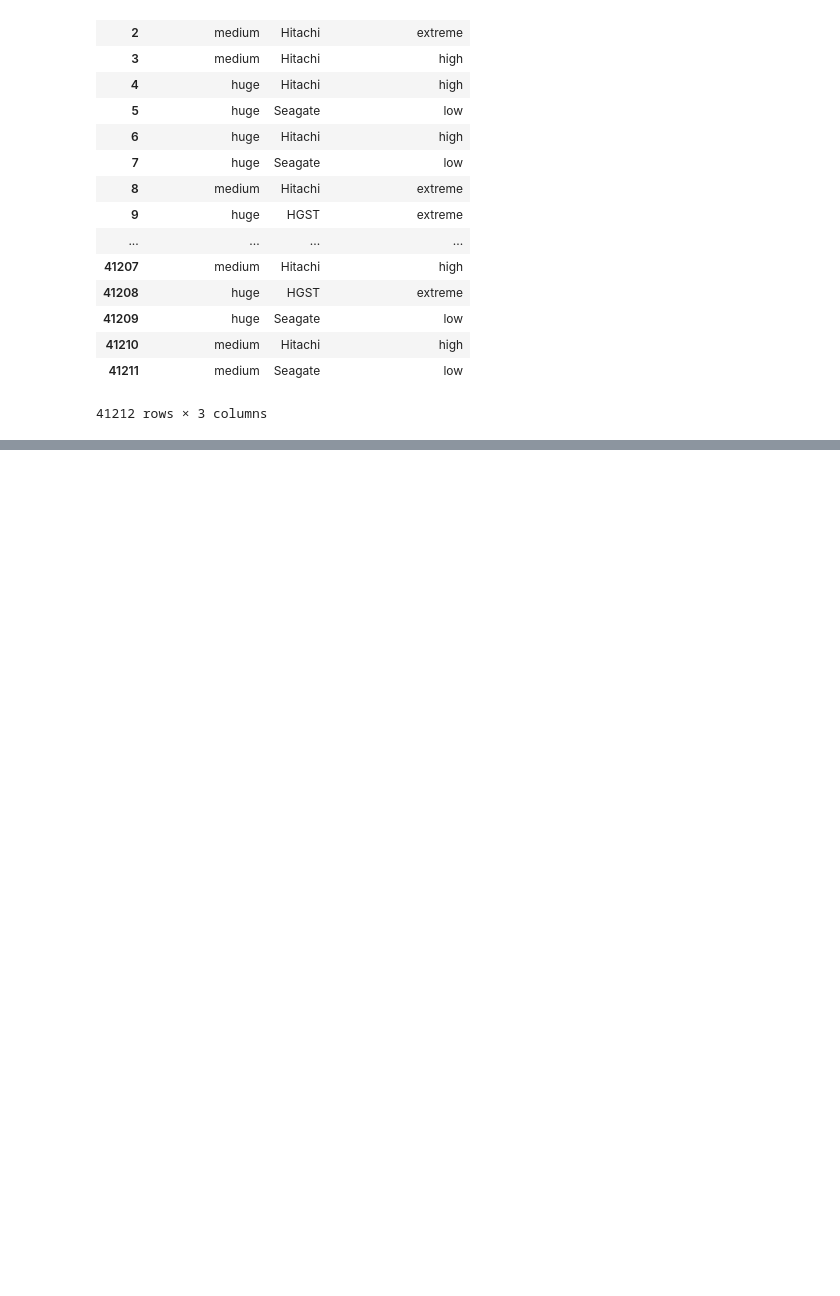
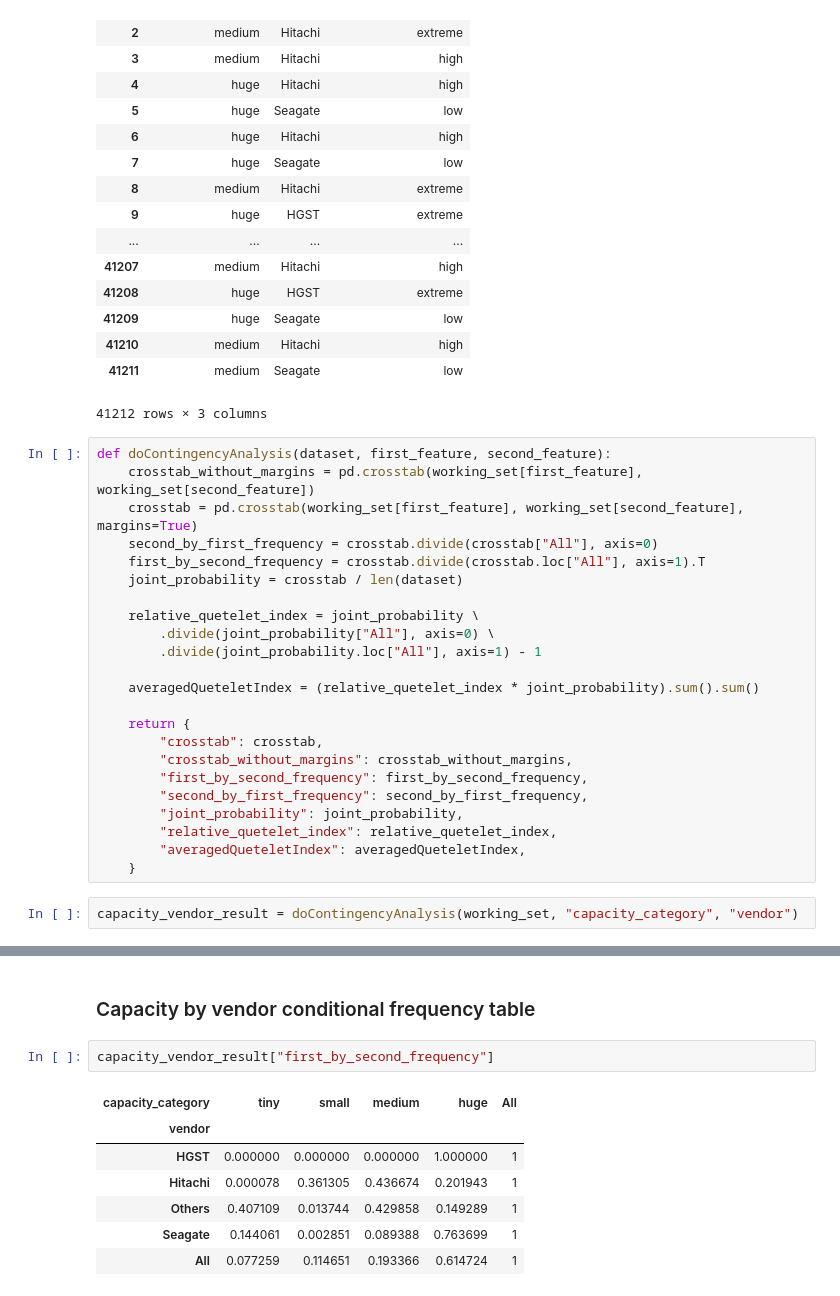
Before and after one commit to IIoTeP9HuY/Data_Analysis_and_Data_Mining_Class, a Jupyter notebook: Report.ipynb, the cells around one changed output, grey strips where cells are left out. Drawn from its saved outputs; the diff is of its cells as text; blank space fills up the shorter version.

```diff
--- a/Report.ipynb
+++ b/Report.ipynb
@@ -649,4 +651,29 @@ working_set
 | 41210 | medium | Hitachi | high |
 | 41211 | medium | Seagate | low |
 41212 rows × 3 columns
+# %%
+def doContingencyAnalysis(dataset, first_feature, second_feature):
+    crosstab_without_margins = pd.crosstab(working_set[first_feature], working_set[second_feature])
+    crosstab = pd.crosstab(working_set[first_feature], working_set[second_feature], margins=True)
+    second_by_first_frequency = crosstab.divide(crosstab["All"], axis=0)
+    first_by_second_frequency = crosstab.divide(crosstab.loc["All"], axis=1).T
+    joint_probability = crosstab / len(dataset)
+
+    relative_quetelet_index = joint_probability \
+        .divide(joint_probability["All"], axis=0) \
+        .divide(joint_probability.loc["All"], axis=1) - 1
+
+    averagedQueteletIndex = (relative_quetelet_index * joint_probability).sum().sum()
+
+    return {
+        "crosstab": crosstab,
+        "crosstab_without_margins": crosstab_without_margins,
+        "first_by_second_frequency": first_by_second_frequency,
+        "second_by_first_frequency": second_by_first_frequency,
+        "joint_probability": joint_probability,
+        "relative_quetelet_index": relative_quetelet_index,
+        "averagedQueteletIndex": averagedQueteletIndex,
+    }
+# %%
+capacity_vendor_result = doContingencyAnalysis(working_set, "capacity_category", "vendor")
 # %% [markdown]
@@ -664,0 +691,12 @@ capacity_vendor_crosstab
+# %% [markdown]
+### Capacity by vendor conditional frequency table
+# %%
+capacity_vendor_result["first_by_second_frequency"]
+# %% [output]
+| capacity_category | tiny | small | medium | huge | All |
+| vendor |  |  |  |  |  |
+| HGST | 0.000000 | 0.000000 | 0.000000 | 1.000000 | 1 |
+| Hitachi | 0.000078 | 0.361305 | 0.436674 | 0.201943 | 1 |
+| Others | 0.407109 | 0.013744 | 0.429858 | 0.149289 | 1 |
+| Seagate | 0.144061 | 0.002851 | 0.089388 | 0.763699 | 1 |
+| All | 0.077259 | 0.114651 | 0.193366 | 0.614724 | 1 |
```
Also changed, not shown: parts of 26 cells of this notebook.
